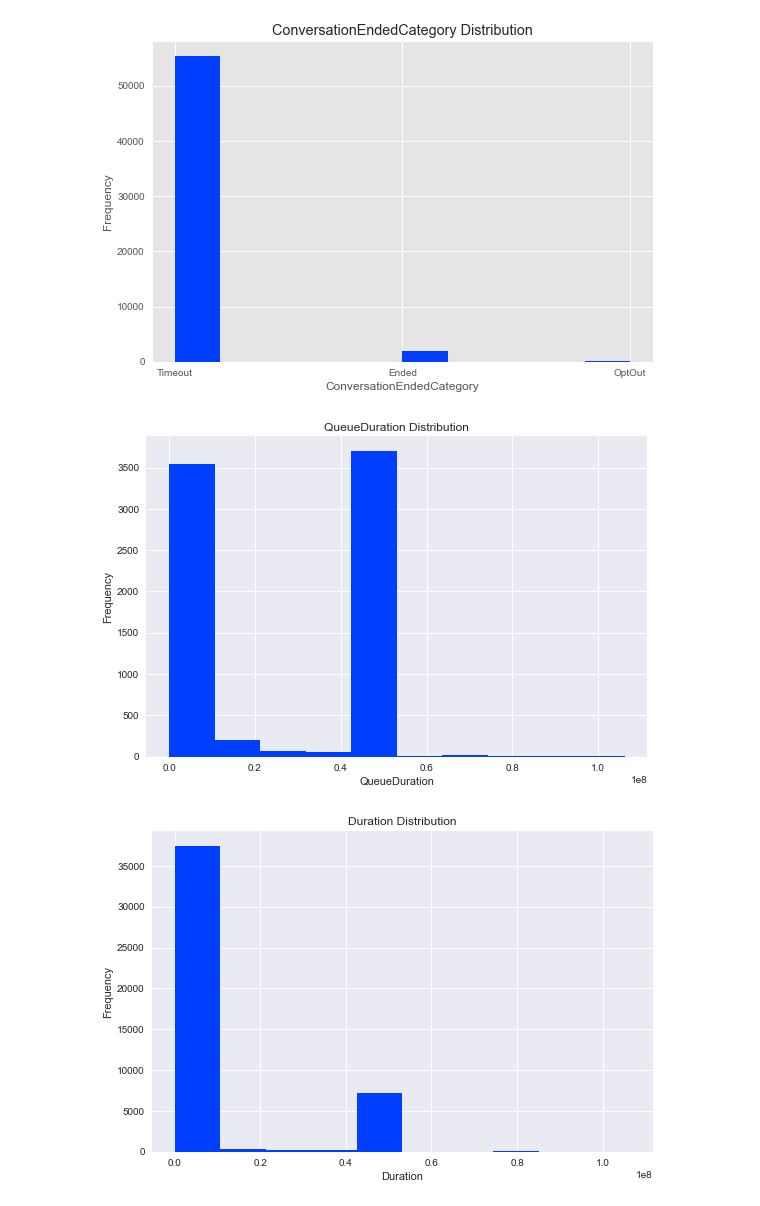
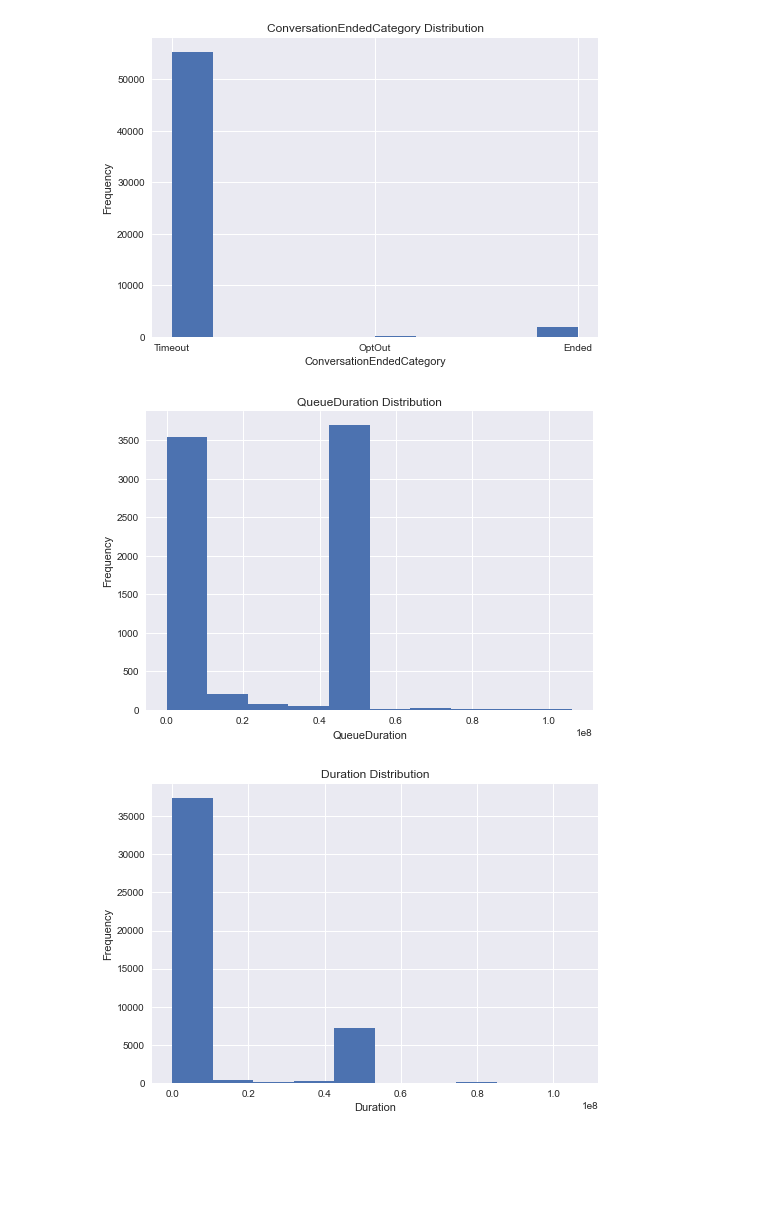
Before and after one commit to cdolfi/epik_open, a Jupyter notebook: notebooks/eda.ipynb, the cells around one changed output. Cells and saved outputs as stored; diff of their text form; code cells hidden in the pictures; blank space fills up the shorter version.

```diff
--- a/notebooks/eda.ipynb
+++ b/notebooks/eda.ipynb
@@ -2,4 +2,4 @@
 import pandas as pd
 import numpy as np
 import matplotlib.pyplot as plt
-plt.style.use('seaborn-bright')
+plt.style.use('seaborn')
@@ -11,0 +6,2 @@ df_2021a = pd.read_csv("/Users/mani/Desktop/epik-project-nlp/data/Epik 2021A - s
+# %%
+df = pd.read_csv("/Users/mani/Desktop/epik-project-nlp/data/sorted_new.csv")
@@ -69,13 +53,13 @@ plot_histogram(df_2019a, "ConversationDuration")
 # %%
-plot_histogram(df_2019a, "ConversationEndedCategory")
+plot_histogram(df, "ConversationEndedCategory")
 # %% [output]
-[figure, old version]
+[figure, new version]
 # %%
-plot_histogram(df_2019a, "QueueDuration")
+plot_histogram(df, "QueueDuration")
 # %% [output]
-[figure, old version]
+[figure, new version]
 # %%
-plot_histogram(df_2019a, "Duration")
+plot_histogram(df, "Duration")
 # %% [output]
-[figure, old version]
+[figure, new version]
 # %%
```
Also changed, not shown: parts of 23 cells of this notebook.
